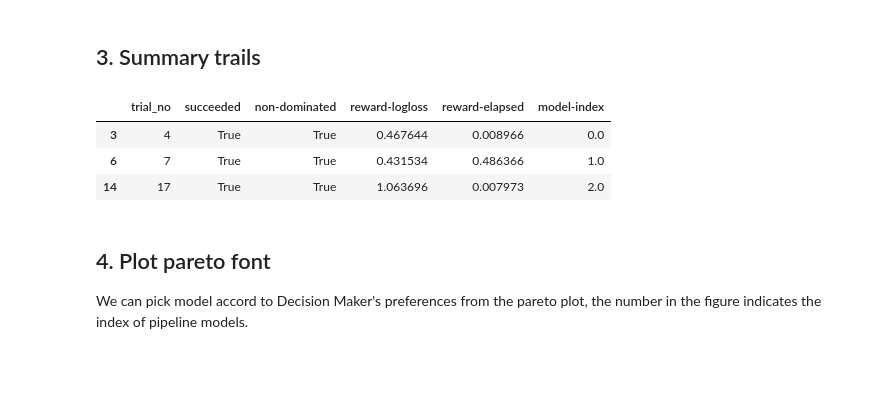
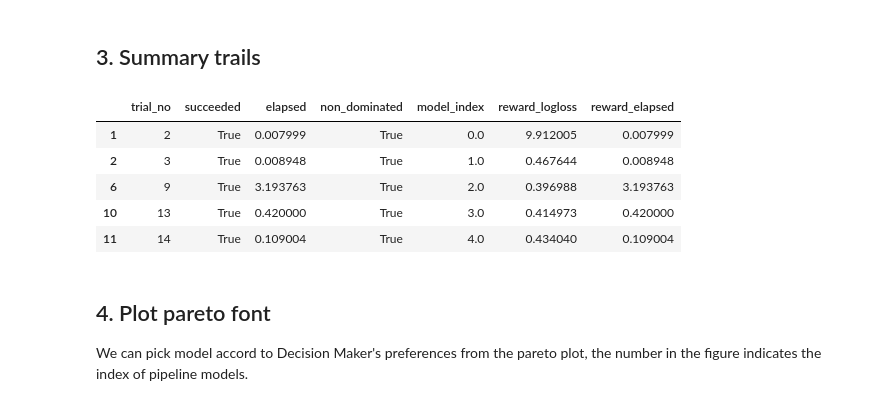
Before and after one commit to DataCanvasIO/Hypernets, a Jupyter notebook: hypernets/examples/61.NSGAII_example.ipynb, the cells around one changed output. Cells and saved outputs as stored; diff of their text form; code cells hidden in the pictures; blank space fills up the shorter version.

```diff
--- a/hypernets/examples/61.NSGAII_example.ipynb
+++ b/hypernets/examples/61.NSGAII_example.ipynb
@@ -78,14 +78,15 @@ estimators
 # %% [markdown]
 ## 3. Summary trails
 # %%
-df_trials = experiment.hyper_model_.history.to_df()
-
-df_trials[df_trials['non-dominated'] == True][['trial_no', 'succeeded', 'non-dominated', 'reward-logloss', 'reward-elapsed', 'model-index']]
+df_trials = experiment.hyper_model_.history.to_df().copy().drop(['scores', 'reward'], axis=1)
+df_trials[df_trials['non_dominated'] == True]
 # %% [output]
-|  | trial_no | succeeded | non-dominated | reward-logloss | reward-elapsed | model-index |
-| 3 | 4 | True | True | 0.467644 | 0.008966 | 0.0 |
-| 6 | 7 | True | True | 0.431534 | 0.486366 | 1.0 |
-| 14 | 17 | True | True | 1.063696 | 0.007973 | 2.0 |
+|  | trial_no | succeeded | elapsed | non_dominated | model_index | reward_logloss | reward_elapsed |
+| 1 | 2 | True | 0.007999 | True | 0.0 | 9.912005 | 0.007999 |
+| 2 | 3 | True | 0.008948 | True | 1.0 | 0.467644 | 0.008948 |
+| 6 | 9 | True | 3.193763 | True | 2.0 | 0.396988 | 3.193763 |
+| 10 | 13 | True | 0.420000 | True | 3.0 | 0.414973 | 0.420000 |
+| 11 | 14 | True | 0.109004 | True | 4.0 | 0.434040 | 0.109004 |
 # %% [markdown]
 ## 4. Plot pareto font
 
```
Also changed, not shown: parts of 3 cells of this notebook, 11 other files.
